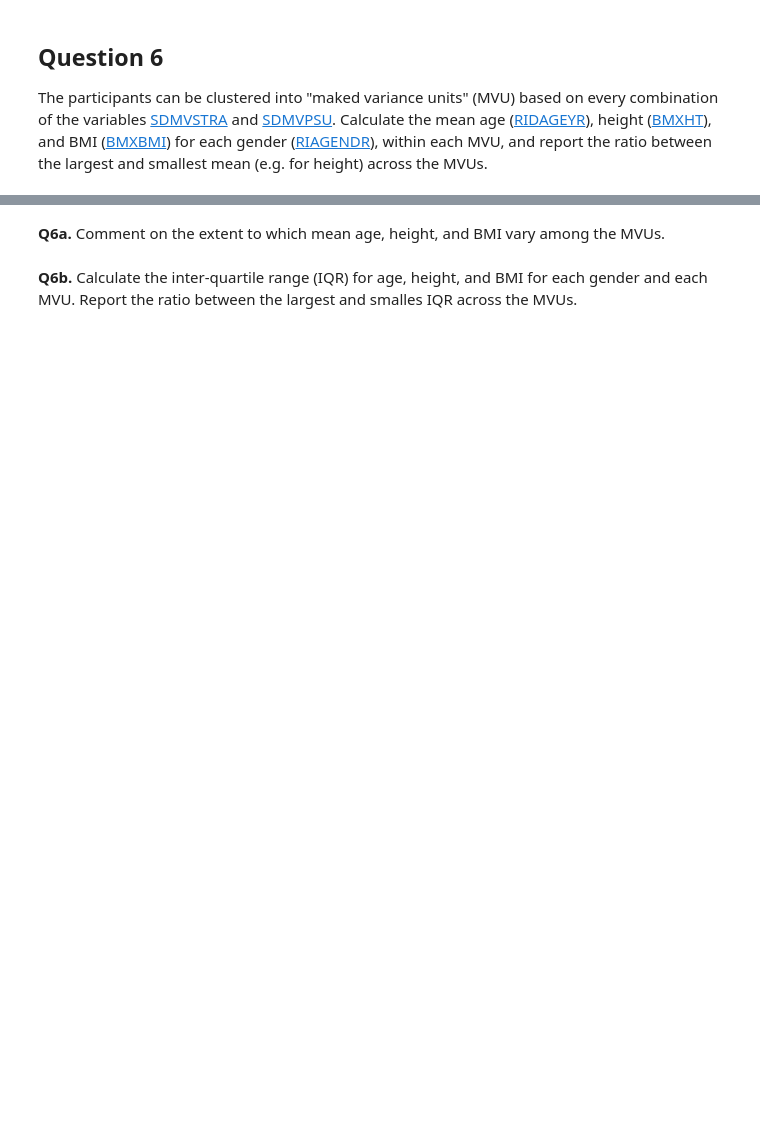
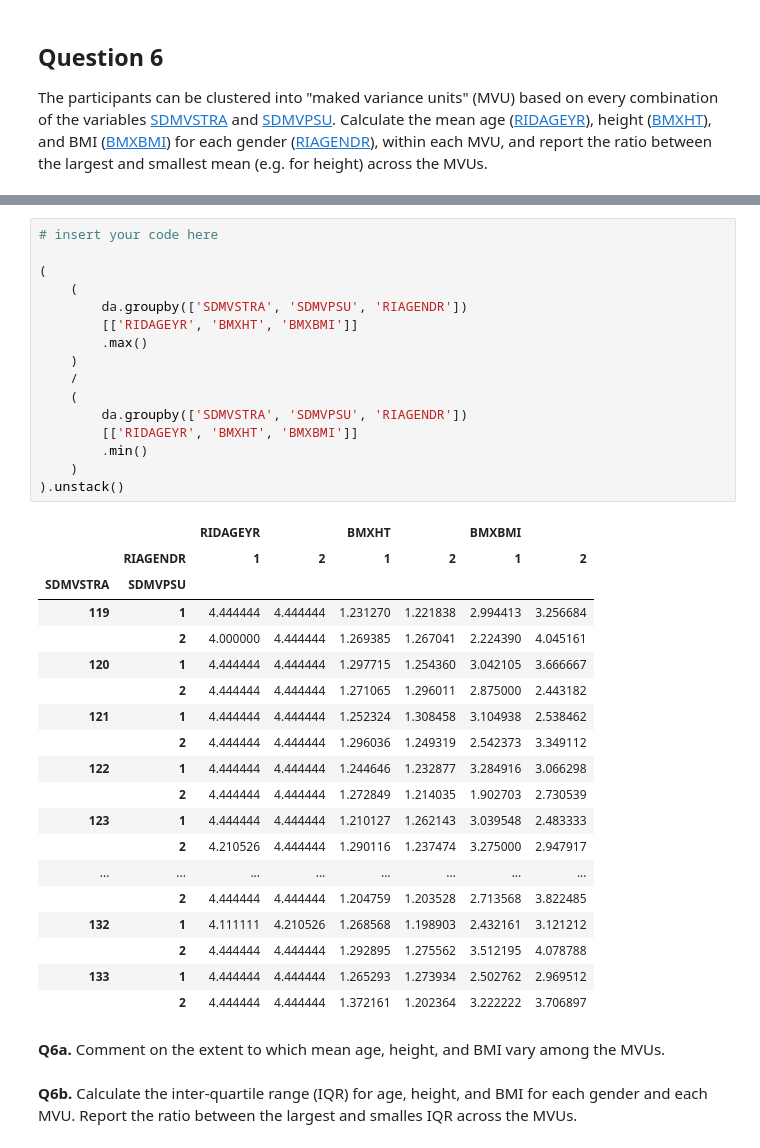
Before and after one commit to tamalmuk21/Stat_with_python, a Jupyter notebook: stat/utf-8''nhanes_univariate_practice.ipynb, the cells around one changed output, grey strips where cells are left out. Drawn from its saved outputs; the diff is of its cells as text; blank space fills up the shorter version.

```diff
--- a/stat/utf-8''nhanes_univariate_practice.ipynb
+++ b/stat/utf-8''nhanes_univariate_practice.ipynb
@@ -283,3 +336,39 @@ The participants can be clustered into "maked variance units" (MVU) based on eve
+# %%
+# insert your code here
+
+(
+    (
+        da.groupby(['SDMVSTRA', 'SDMVPSU', 'RIAGENDR'])
+        [['RIDAGEYR', 'BMXHT', 'BMXBMI']]
+        .max()
+    )
+    /
+    (
+        da.groupby(['SDMVSTRA', 'SDMVPSU', 'RIAGENDR'])
+        [['RIDAGEYR', 'BMXHT', 'BMXBMI']]
+        .min()
+    )
+).unstack()
+# %% [output]
+|  |  | RIDAGEYR |  | BMXHT |  | BMXBMI |  |
+|  | RIAGENDR | 1 | 2 | 1 | 2 | 1 | 2 |
+| SDMVSTRA | SDMVPSU |  |  |  |  |  |  |
+| 119 | 1 | 4.444444 | 4.444444 | 1.231270 | 1.221838 | 2.994413 | 3.256684 |
+|  | 2 | 4.000000 | 4.444444 | 1.269385 | 1.267041 | 2.224390 | 4.045161 |
+| 120 | 1 | 4.444444 | 4.444444 | 1.297715 | 1.254360 | 3.042105 | 3.666667 |
+|  | 2 | 4.444444 | 4.444444 | 1.271065 | 1.296011 | 2.875000 | 2.443182 |
+| 121 | 1 | 4.444444 | 4.444444 | 1.252324 | 1.308458 | 3.104938 | 2.538462 |
+|  | 2 | 4.444444 | 4.444444 | 1.296036 | 1.249319 | 2.542373 | 3.349112 |
+| 122 | 1 | 4.444444 | 4.444444 | 1.244646 | 1.232877 | 3.284916 | 3.066298 |
+|  | 2 | 4.444444 | 4.444444 | 1.272849 | 1.214035 | 1.902703 | 2.730539 |
+| 123 | 1 | 4.444444 | 4.444444 | 1.210127 | 1.262143 | 3.039548 | 2.483333 |
+|  | 2 | 4.210526 | 4.444444 | 1.290116 | 1.237474 | 3.275000 | 2.947917 |
+| ... | ... | ... | ... | ... | ... | ... | ... |
+|  | 2 | 4.444444 | 4.444444 | 1.204759 | 1.203528 | 2.713568 | 3.822485 |
+| 132 | 1 | 4.111111 | 4.210526 | 1.268568 | 1.198903 | 2.432161 | 3.121212 |
+|  | 2 | 4.444444 | 4.444444 | 1.292895 | 1.275562 | 3.512195 | 4.078788 |
+| 133 | 1 | 4.444444 | 4.444444 | 1.265293 | 1.273934 | 2.502762 | 2.969512 |
+|  | 2 | 4.444444 | 4.444444 | 1.372161 | 1.202364 | 3.222222 | 3.706897 |
 # %% [markdown]
 __Q6a.__ Comment on the extent to which mean age, height, and BMI vary among the MVUs.
 # %% [markdown]
```
Also changed, not shown: parts of 8 cells of this notebook.
